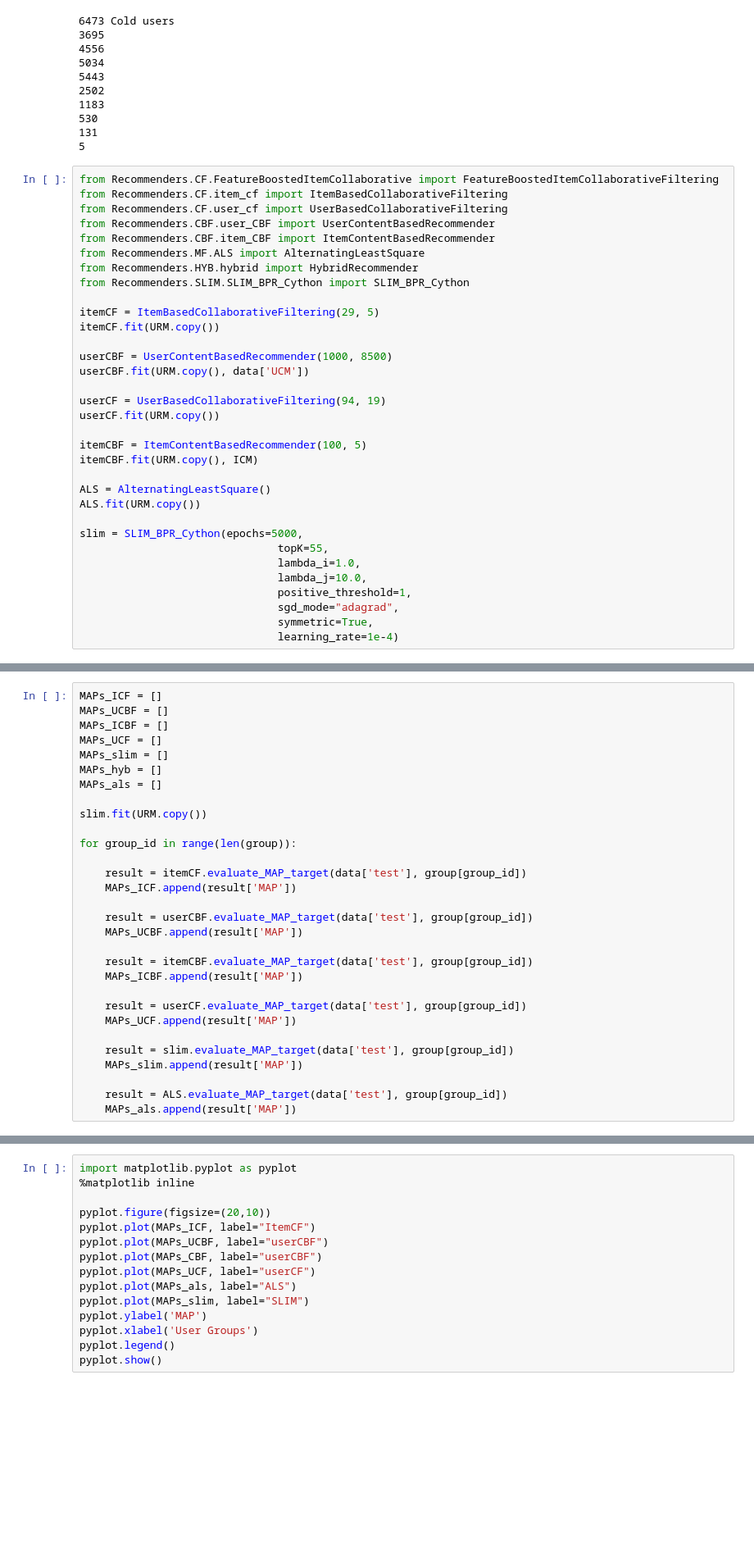
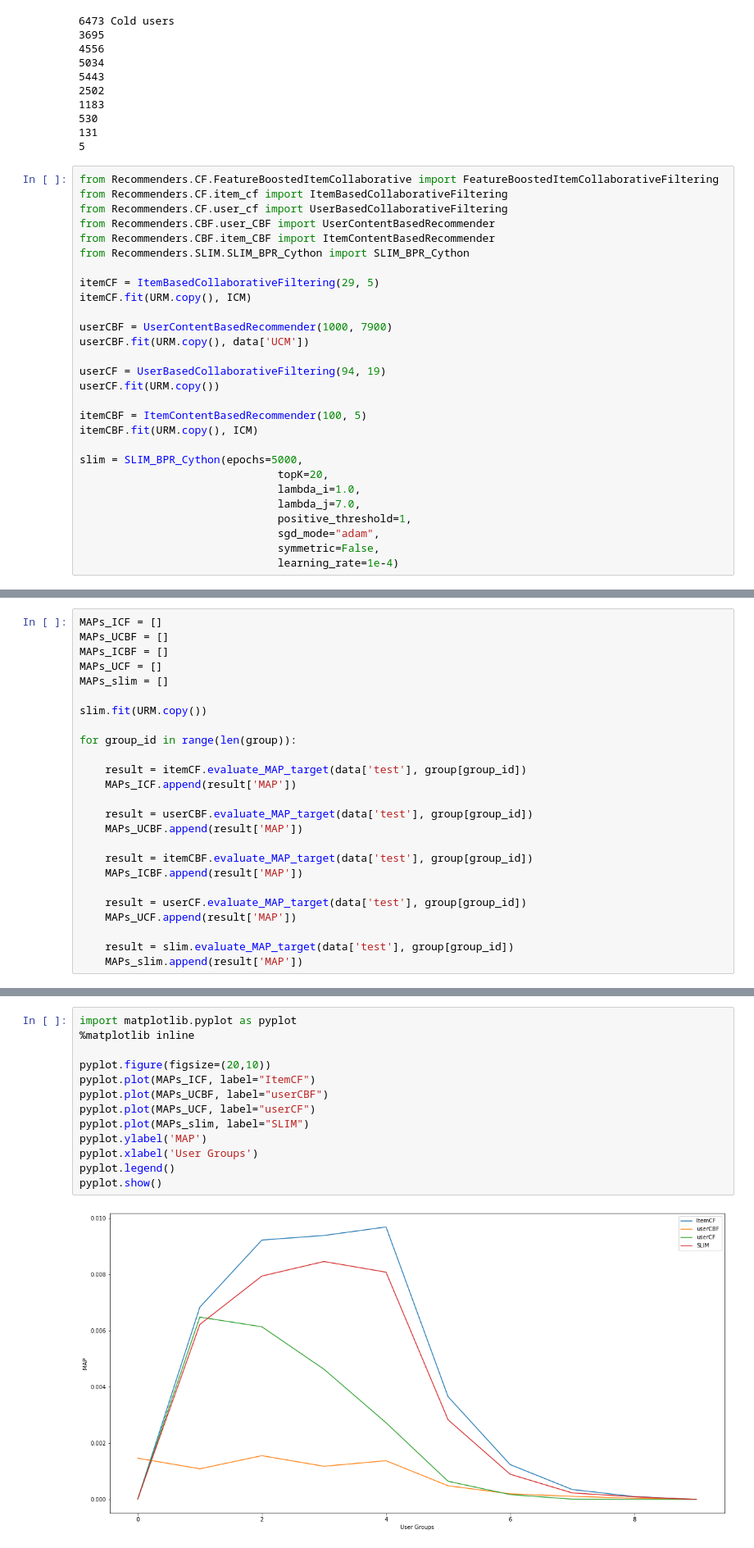
Before and after one commit to MattRighetti/recsys-2019, a Jupyter notebook: UWH.ipynb, the cells around one changed output, grey strips where cells are left out. Shown at 82% size. Cells and saved outputs as stored; diff of their text form; blank space fills up the shorter version.

```diff
--- a/UWH.ipynb
+++ b/UWH.ipynb
@@ -88,14 +88,12 @@ from Recommenders.CF.item_cf import ItemBasedCollaborativeFiltering
 from Recommenders.CF.user_cf import UserBasedCollaborativeFiltering
 from Recommenders.CBF.user_CBF import UserContentBasedRecommender
 from Recommenders.CBF.item_CBF import ItemContentBasedRecommender
-from Recommenders.MF.ALS import AlternatingLeastSquare
-from Recommenders.HYB.hybrid import HybridRecommender
 from Recommenders.SLIM.SLIM_BPR_Cython import SLIM_BPR_Cython
 
 itemCF = ItemBasedCollaborativeFiltering(29, 5)
-itemCF.fit(URM.copy())
+itemCF.fit(URM.copy(), ICM)
 
-userCBF = UserContentBasedRecommender(1000, 8500)
+userCBF = UserContentBasedRecommender(1000, 7900)
 userCBF.fit(URM.copy(), data['UCM'])
 
 userCF = UserBasedCollaborativeFiltering(94, 19)
@@ -104,14 +102,11 @@ userCF.fit(URM.copy())
 itemCBF = ItemContentBasedRecommender(100, 5)
 itemCBF.fit(URM.copy(), ICM)
 
-ALS = AlternatingLeastSquare()
-ALS.fit(URM.copy())
-
 slim = SLIM_BPR_Cython(epochs=5000,
-                               topK=55,
+                               topK=20,
                                lambda_i=1.0,
-                               lambda_j=10.0,
+                               lambda_j=7.0,
                                positive_threshold=1,
-                               sgd_mode="adagrad",
-                               symmetric=True,
+                               sgd_mode="adam",
+                               symmetric=False,
                                learning_rate=1e-4)
@@ -123,8 +116,6 @@ MAPs_UCBF = []
 MAPs_ICBF = []
 MAPs_UCF = []
 MAPs_slim = []
-MAPs_hyb = []
-MAPs_als = []
 
 slim.fit(URM.copy())
 
@@ -144,6 +135,3 @@ for group_id in range(len(group)):
 
     result = slim.evaluate_MAP_target(data['test'], group[group_id])
     MAPs_slim.append(result['MAP'])
-
-    result = ALS.evaluate_MAP_target(data['test'], group[group_id])
-    MAPs_als.append(result['MAP'])
@@ -150,18 +152,18 @@ for group_id in range(len(group)):
 # %%
 import matplotlib.pyplot as pyplot
 %matplotlib inline
 
 pyplot.figure(figsize=(20,10))
 pyplot.plot(MAPs_ICF, label="ItemCF")
 pyplot.plot(MAPs_UCBF, label="userCBF")
-pyplot.plot(MAPs_CBF, label="userCBF")
 pyplot.plot(MAPs_UCF, label="userCF")
-pyplot.plot(MAPs_als, label="ALS")
 pyplot.plot(MAPs_slim, label="SLIM")
 pyplot.ylabel('MAP')
 pyplot.xlabel('User Groups')
 pyplot.legend()
 pyplot.show()
+# %% [output]
+[figure, added]
 # %% [markdown]
 # UserCBF tuning for cold users
 # %%
```
Also changed, not shown: parts of 3 cells of this notebook, 17 other files.
